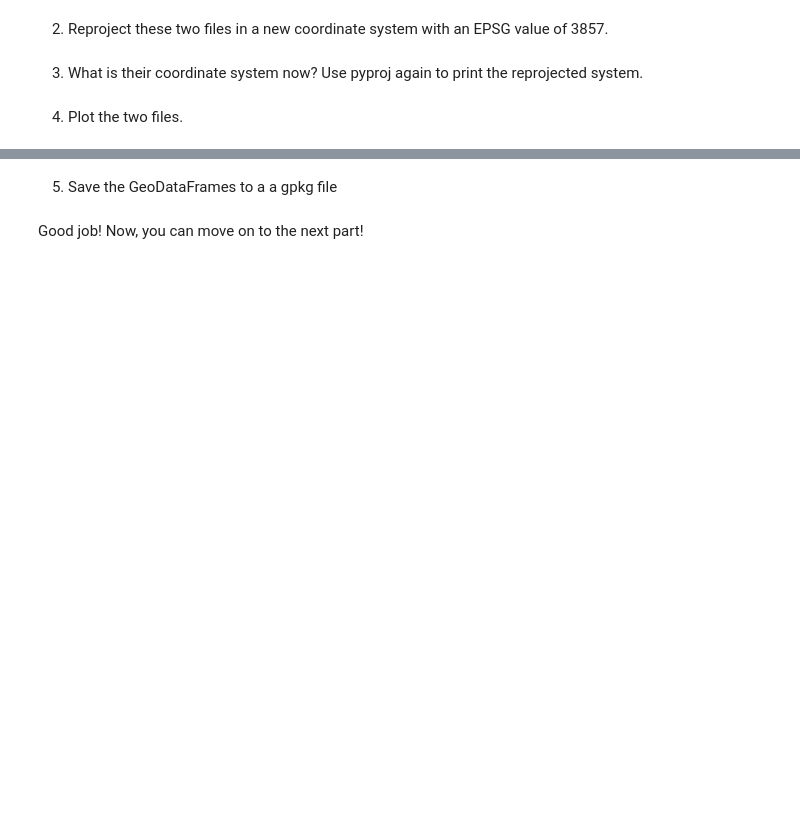
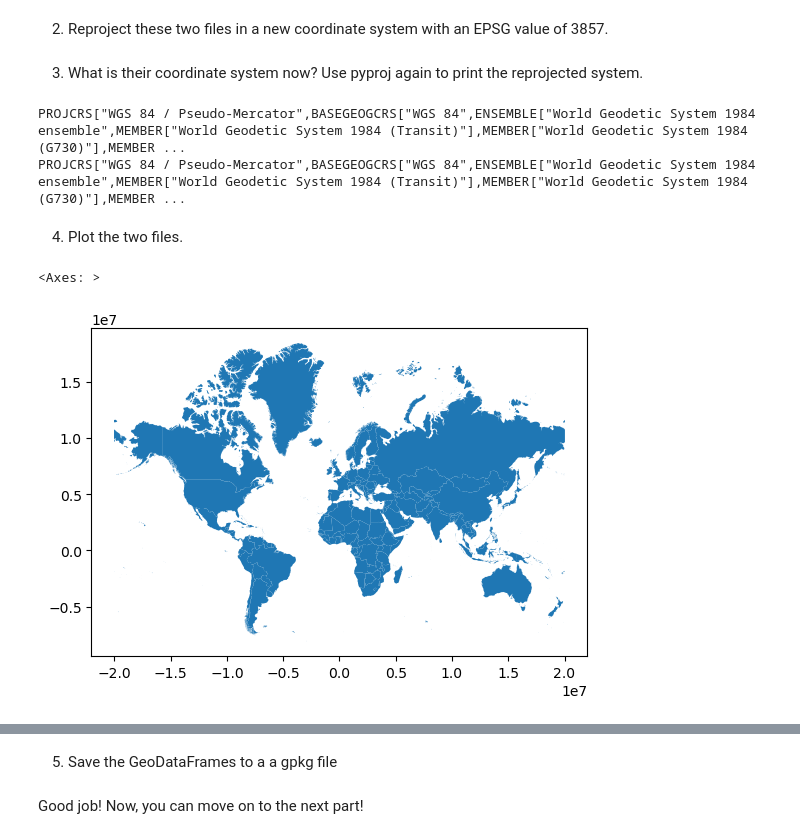
Before and after one commit to ajain-93/NGAD04, a Jupyter notebook: Exercises/Exercise 2/Lab2_1.ipynb, the cells around one changed output, grey strips where cells are left out. Drawn from its saved outputs; the diff is of its cells as text; code cells hidden in the pictures; blank space fills up the shorter version.

```diff
--- a/Exercises/Exercise 2/Lab2_1.ipynb
+++ b/Exercises/Exercise 2/Lab2_1.ipynb
@@ -5,3 +5,25 @@
 - Download a shapefile of world's urban areas: https://geo.nyu.edu/catalog/stanford-yk247bg4748
 
 While you can download the files and add them in your working directory manually, it is recommended you load them as geopandas data frames from their url's. The addresses for each file are shown below:
+# %%
+import pathlib
+
+DATA_DIRECTORY = pathlib.Path().resolve() / "Exercises" / "Exercise 2"
+
+
+def save_file_to_disk(url, filename):
+    import requests
+
+    response = requests.get(url)
+    if response.status_code == 200:
+        with open(filename, "wb") as file:
+            file.write(response.content)
+        print(f"File downloaded successfully and saved to {filename}")
+    else:
+        print(f"Failed to download file. Status code: {response.status_code}")
+# %%
+# Download and extract the shapefile of world's countries using geopandas
+# url for countries
+url = "https://public.opendatasoft.com/api/explore/v2.1/catalog/datasets/world-administrative-boundaries/exports/shp?lang=en&timezone=Europe%2FBerlin"
+filepath_countries = DATA_DIRECTORY / "world_countries.zip"
+save_file_to_disk(url, filepath_countries)
@@ -8,18 +40,15 @@ While you can download the files and add them in your working directory manually
 # %%
-#RUN YOUR CODE HERE
+# RUN YOUR CODE HERE
 
 import geopandas as gpd
 import pandas as pd
 import matplotlib.pyplot as plt
 
-# Download and extract the shapefile of world's countries using geopandas
-#url for countries
-url = 'https://public.opendatasoft.com/api/explore/v2.1/catalog/datasets/world-administrative-boundaries/exports/shp?lang=en&timezone=Europe%2FBerlin'
+gdf_countries = gpd.read_file(filepath_countries)
+# gdf_countries.head()
 
-
-# Download and extract the shapefile of urban areas
-#url for cities
-url = 'https://stacks.stanford.edu/file/druid:yk247bg4748/data.zip'
+gdf_cities = gpd.read_file(filepath_cities)
+# gdf_cities.head()
 # %% [markdown]
 1) What is the coordinate system of these 2 geodaframes? Use the pyproj library to print the information
 # %%
@@ -41,9 +74,27 @@ import pyproj
 # %%
 #RUN YOUR CODE HERE
 # Reproject the geopandas dataframes to EPSG 3857
+gdf_countries_3857 = gdf_countries.to_crs("EPSG:3857")
+gdf_cities_3857 = gdf_cities.to_crs("EPSG:3857")
 # %% [markdown]
 3) What is their coordinate system now? Use pyproj again to print the reprojected system.
 # %%
 #RUN YOUR CODE HERE
+
+# Get the CRS as a pyproj.CRS object
+crs_world_3857 = pyproj.CRS(gdf_countries_3857.crs)
+crs_countries_3857 = pyproj.CRS(gdf_countries_3857.crs)
+
+# Print the properties of the CRS
+print(crs_world_3857)
+print(crs_countries_3857)
+# %% [output]
+PROJCRS["WGS 84 / Pseudo-Mercator",BASEGEOGCRS["WGS 84",ENSEMBLE["World Geodetic System 1984 ensemble",MEMBER["World Geodetic System 1984 (Transit)"],MEMBER["World Geodetic System 1984 (G730)"],MEMBER ...
+PROJCRS["WGS 84 / Pseudo-Mercator",BASEGEOGCRS["WGS 84",ENSEMBLE["World Geodetic System 1984 ensemble",MEMBER["World Geodetic System 1984 (Transit)"],MEMBER["World Geodetic System 1984 (G730)"],MEMBER ...
 # %% [markdown]
 4) Plot the two files.
+# %%
+gdf_countries_3857.plot()
+# %% [output]
+<Axes: >
+[figure, added]
```
Also changed, not shown: parts of 6 cells of this notebook.
